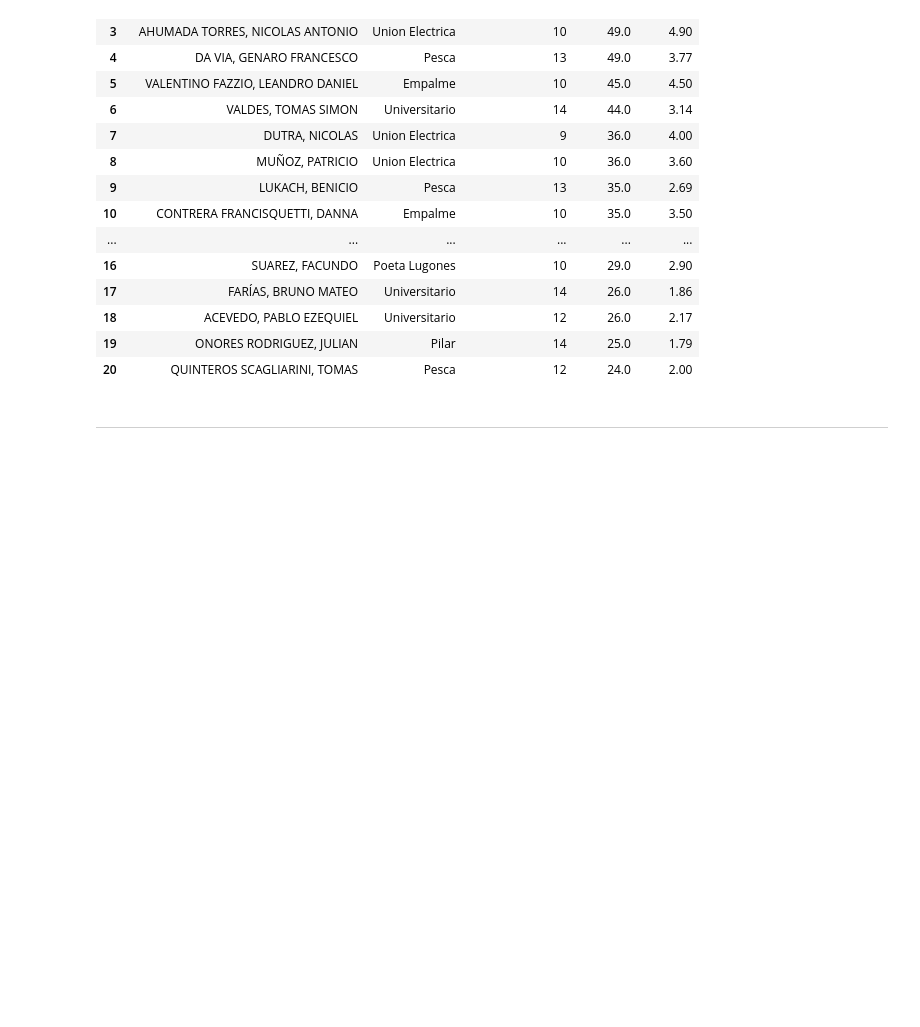
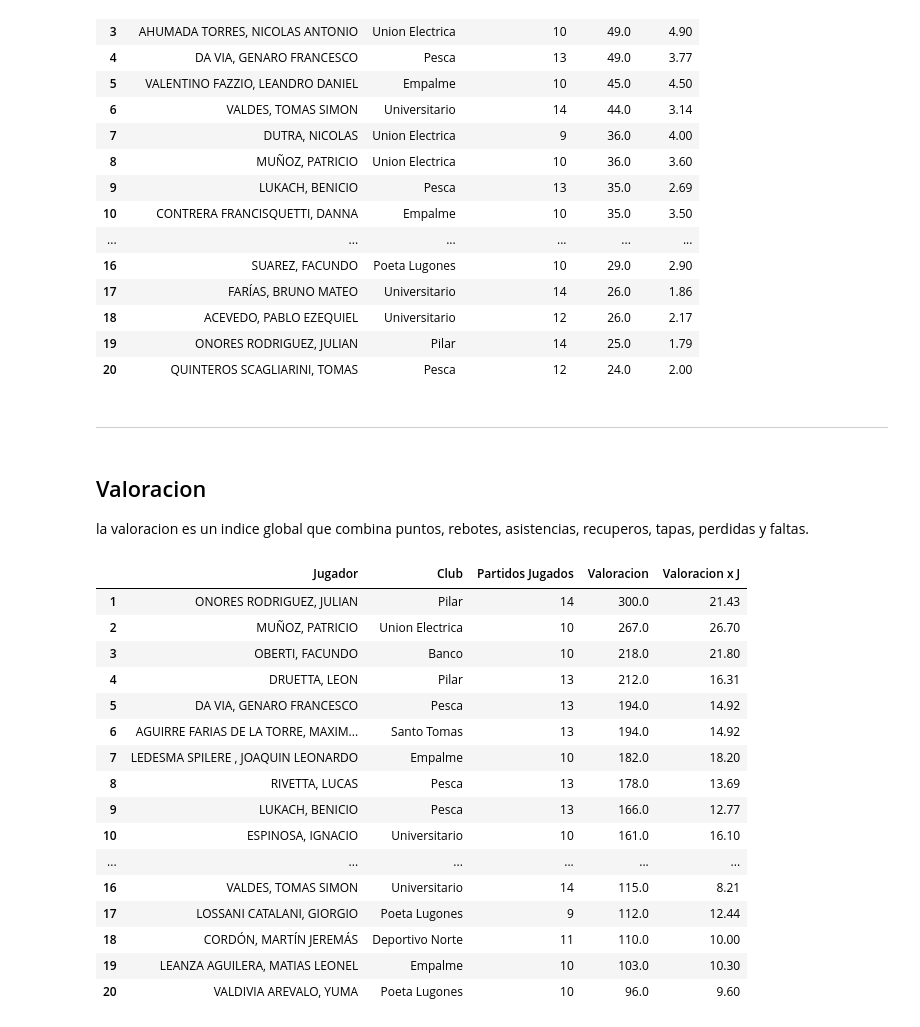
Before and after one commit to nicopinera/AnalisisEstadisticoBasquetU13, a Jupyter notebook: analisis2025.ipynb, the cells around one changed output. Drawn from its saved outputs; the diff is of its cells as text; code cells hidden in the pictures; blank space fills up the shorter version.

```diff
--- a/analisis2025.ipynb
+++ b/analisis2025.ipynb
@@ -270,3 +291,26 @@ top20.top_20_perdidas('resumen_estadisticas_jugadores.csv')
 | 20 | QUINTEROS SCAGLIARINI, TOMAS | Pesca | 12 | 24.0 | 2.00 |
 # %% [markdown]
 ---
+# %% [markdown]
+## Valoracion
+la valoracion es un indice global que combina puntos, rebotes, asistencias, recuperos, tapas, perdidas y faltas.
+# %%
+top20.top_20_valoracion('resumen_estadisticas_jugadores.csv')
+# %% [output]
+|  | Jugador | Club | Partidos Jugados | Valoracion | Valoracion x J |
+| 1 | ONORES RODRIGUEZ, JULIAN | Pilar | 14 | 300.0 | 21.43 |
+| 2 | MUÑOZ, PATRICIO | Union Electrica | 10 | 267.0 | 26.70 |
+| 3 | OBERTI, FACUNDO | Banco | 10 | 218.0 | 21.80 |
+| 4 | DRUETTA, LEON | Pilar | 13 | 212.0 | 16.31 |
+| 5 | DA VIA, GENARO FRANCESCO | Pesca | 13 | 194.0 | 14.92 |
+| 6 | AGUIRRE FARIAS DE LA TORRE, MAXIM... | Santo Tomas | 13 | 194.0 | 14.92 |
+| 7 | LEDESMA SPILERE , JOAQUIN LEONARDO | Empalme | 10 | 182.0 | 18.20 |
+| 8 | RIVETTA, LUCAS | Pesca | 13 | 178.0 | 13.69 |
+| 9 | LUKACH, BENICIO | Pesca | 13 | 166.0 | 12.77 |
+| 10 | ESPINOSA, IGNACIO | Universitario | 10 | 161.0 | 16.10 |
+| ... | ... | ... | ... | ... | ... |
+| 16 | VALDES, TOMAS SIMON | Universitario | 14 | 115.0 | 8.21 |
+| 17 | LOSSANI CATALANI, GIORGIO | Poeta Lugones | 9 | 112.0 | 12.44 |
+| 18 | CORDÓN, MARTÍN JEREMÁS | Deportivo Norte | 11 | 110.0 | 10.00 |
+| 19 | LEANZA AGUILERA, MATIAS LEONEL | Empalme | 10 | 103.0 | 10.30 |
+| 20 | VALDIVIA AREVALO, YUMA | Poeta Lugones | 10 | 96.0 | 9.60 |
```
Also changed, not shown: parts of 5 cells of this notebook, 1 other file.
